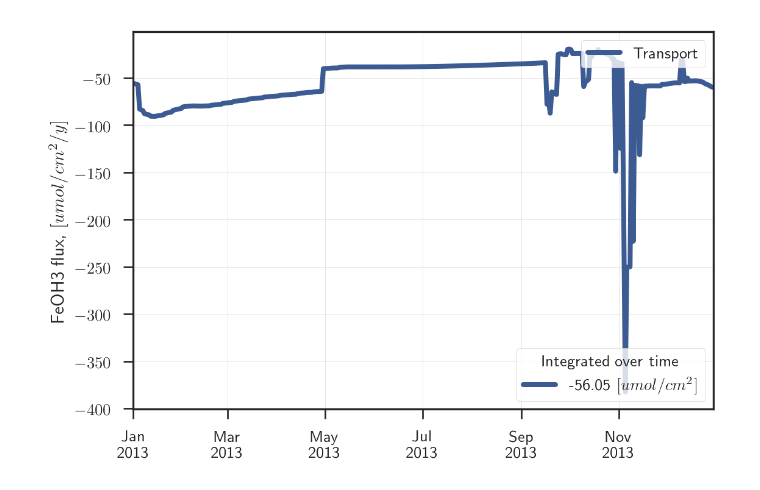
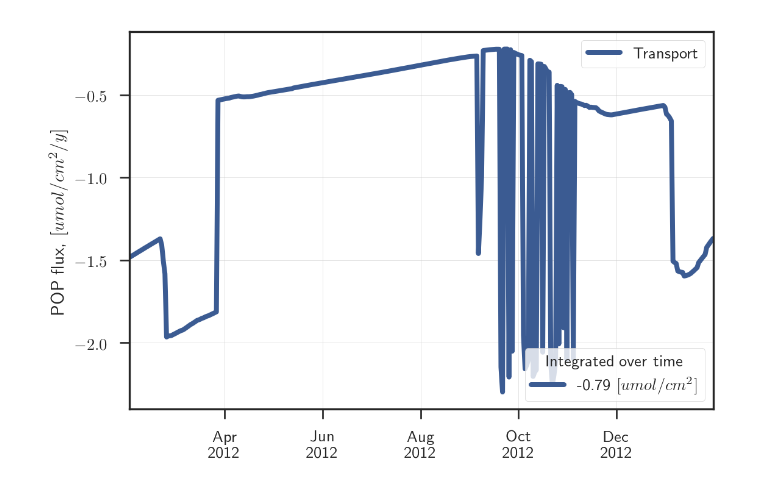
Before and after one commit to biogeochemistry/MyLake_v2_Vansjo, a Jupyter notebook: Postproc_code/plots.ipynb, the cells around one changed output. Drawn from its saved outputs; the diff is of its cells as text; code cells hidden in the pictures.

```diff
--- a/Postproc_code/plots.ipynb
+++ b/Postproc_code/plots.ipynb
@@ -21,3 +21,3 @@ str(datetime.now())
 # %%
 from ploting import *
-plotter = ResultsPlotter()
+plotter = ResultsPlotter(f='../IO/MyLakeResults_2.mat')
@@ -32,4 +44,4 @@ plotter.bulk_sediment_profile(['PO4adsa', 'PO4adsb'])
 # %%
-plotter.flux('FeOH3', convert_units=1, years_ago=0, smoothing_factor=0)
+plotter.flux('POP', convert_units=1, years_ago=0, smoothing_factor=0)
 # %% [output]
-[figure, old version]
+[figure, new version]
```
Also changed, not shown: parts of 62 cells of this notebook, 6 other files.
